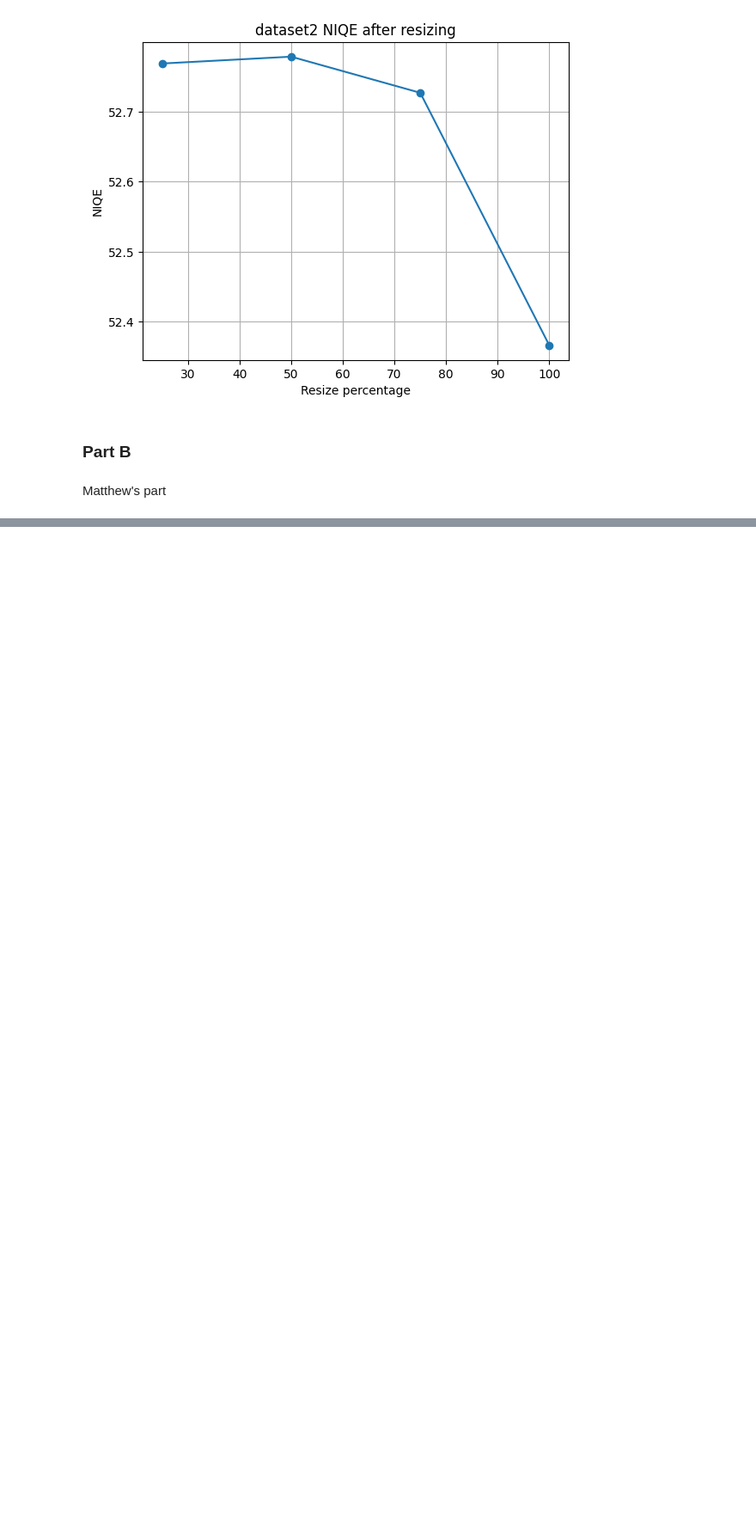
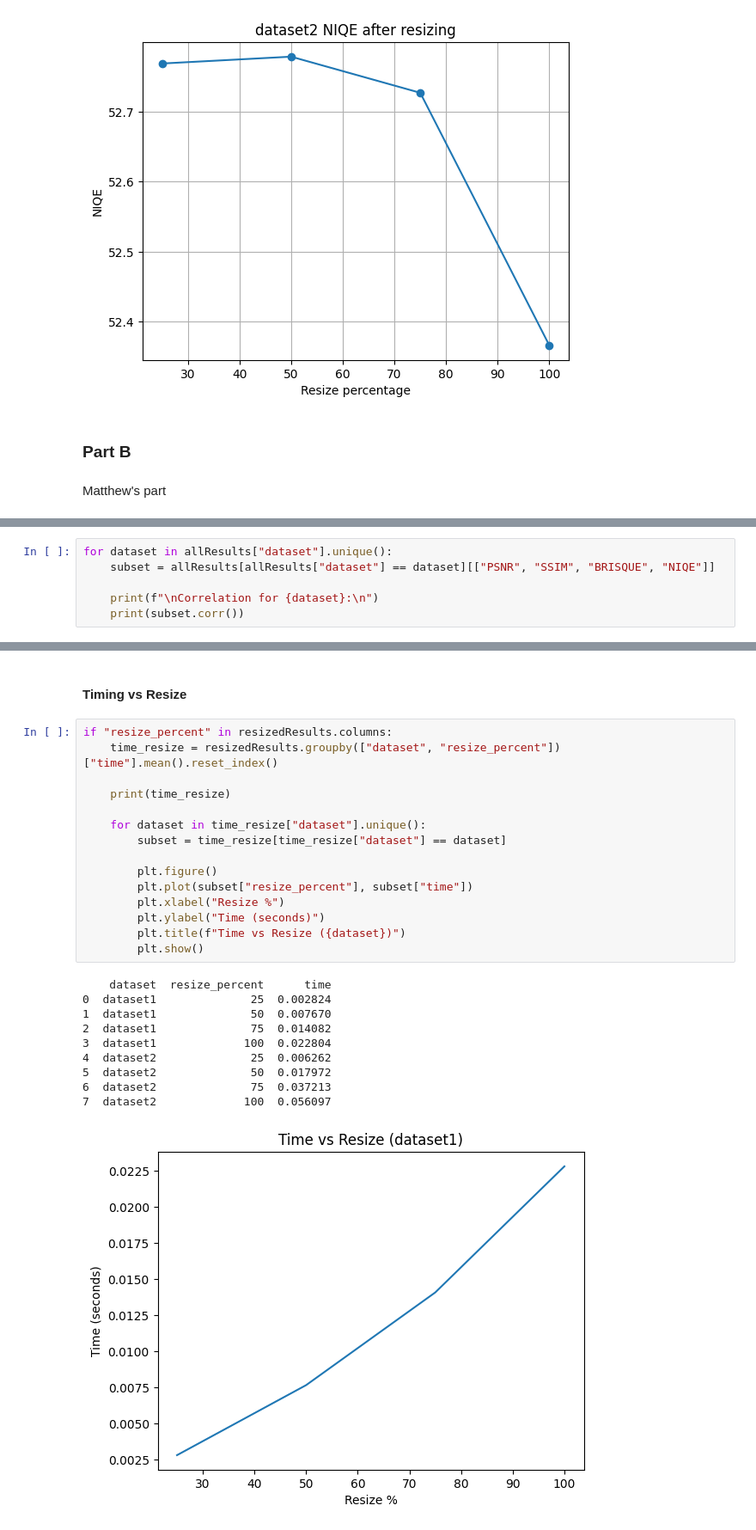
Before and after one commit to Matthew-Riddell/Machine-Learning-CA3, a Jupyter notebook: AIFairnessEvaluationAssignment/AIFairnessEvaluationAssignment.ipynb, the cells around one changed output, grey strips where cells are left out. Shown at 86% size. Saved outputs shown, nothing was run; the diff lists cells and outputs as text; blank space fills up the shorter version.

```diff
--- a/AIFairnessEvaluationAssignment/AIFairnessEvaluationAssignment.ipynb
+++ b/AIFairnessEvaluationAssignment/AIFairnessEvaluationAssignment.ipynb
@@ -611,0 +695,6 @@ Matthew's part
+# %%
+for dataset in allResults["dataset"].unique():
+    subset = allResults[allResults["dataset"] == dataset][["PSNR", "SSIM", "BRISQUE", "NIQE"]]
+
+    print(f"\nCorrelation for {dataset}:\n")
+    print(subset.corr())
@@ -611,0 +737,28 @@ Matthew's part
+# %% [markdown]
+#### Timing vs Resize
+# %%
+if "resize_percent" in resizedResults.columns:
+    time_resize = resizedResults.groupby(["dataset", "resize_percent"])["time"].mean().reset_index()
+
+    print(time_resize)
+
+    for dataset in time_resize["dataset"].unique():
+        subset = time_resize[time_resize["dataset"] == dataset]
+
+        plt.figure()
+        plt.plot(subset["resize_percent"], subset["time"])
+        plt.xlabel("Resize %")
+        plt.ylabel("Time (seconds)")
+        plt.title(f"Time vs Resize ({dataset})")
+        plt.show()
+# %% [output]
+    dataset  resize_percent      time
+0  dataset1              25  0.002824
+1  dataset1              50  0.007670
+2  dataset1              75  0.014082
+3  dataset1             100  0.022804
+4  dataset2              25  0.006262
+5  dataset2              50  0.017972
+6  dataset2              75  0.037213
+7  dataset2             100  0.056097
+[figure, added]
```
Also changed, not shown: parts of 22 cells of this notebook, 9 other files.
